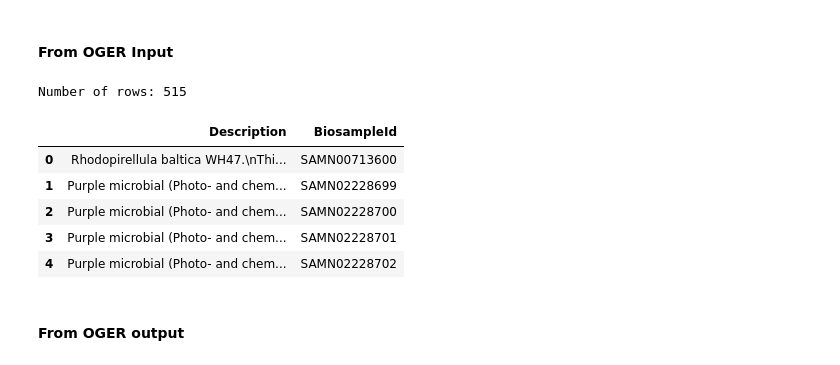
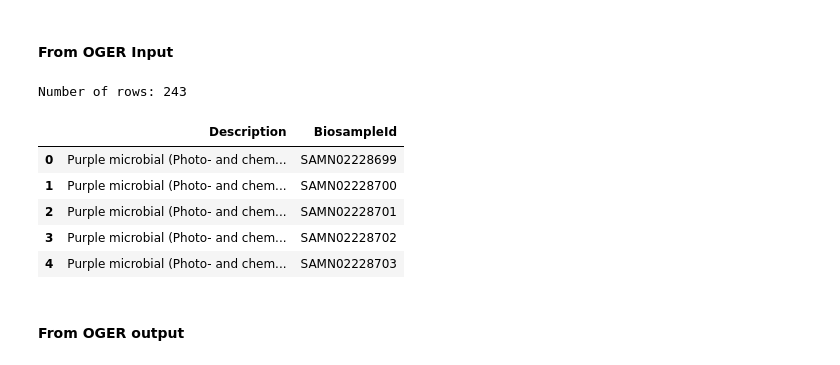
Before and after one commit to INCATools/biosample-analysis, a Jupyter notebook: src/notebooks/OGER-PostprocessingSandbox.ipynb, the cells around one changed output. Saved outputs shown, nothing was run; the diff lists cells and outputs as text; code cells hidden in the pictures.

```diff
--- a/src/notebooks/OGER-PostprocessingSandbox.ipynb
+++ b/src/notebooks/OGER-PostprocessingSandbox.ipynb
@@ -91,6 +79,7 @@ Number of rows: 2325
 # %%
 # Get list of IDs from non-human-sample file
-nonHumanDF = pd.read_csv('../input/non-human-samples.tsv.gz', sep='\t', low_memory=False)
-print('Number of rows: ', str(len(nonHumanDF)))
-nonHumanDF.head()
+#nonHumanDF = pd.read_csv('../input/non-human-samples.tsv.gz', sep='\t', low_memory=False)
+structuredDataDF = pd.read_csv('../input/water-related-samples.tsv.gz', sep='\t', low_memory=False)
+print('Number of rows: ', str(len(structuredDataDF)))
+structuredDataDF.head()
 # %% [output]
@@ -107,20 +96,20 @@ Number of rows:  45951
 # %% [markdown]
 #### From OGER Input
 # %%
-nhID = nonHumanDF.id.str.replace('BIOSAMPLE:','')
+nhID = structuredDataDF.id.str.replace('BIOSAMPLE:','')
 nhIdDF = pd.DataFrame(nhID)
 nhOgerInput = ogerInput.merge(nhIdDF, how='inner', left_on='BiosampleId', right_on='id')
 nhOgerInput = nhOgerInput.drop(['id'], axis = 1)
 print('Number of rows: '+ str(len(nhOgerInput)))
 nhOgerInput.head()
 # %% [output]
-Number of rows: 515
+Number of rows: 243
 |  | Description | BiosampleId |
-| 0 | Rhodopirellula baltica WH47.\nThi... | SAMN00713600 |
-| 1 | Purple microbial (Photo- and chem... | SAMN02228699 |
-| 2 | Purple microbial (Photo- and chem... | SAMN02228700 |
-| 3 | Purple microbial (Photo- and chem... | SAMN02228701 |
-| 4 | Purple microbial (Photo- and chem... | SAMN02228702 |
+| 0 | Purple microbial (Photo- and chem... | SAMN02228699 |
+| 1 | Purple microbial (Photo- and chem... | SAMN02228700 |
+| 2 | Purple microbial (Photo- and chem... | SAMN02228701 |
+| 3 | Purple microbial (Photo- and chem... | SAMN02228702 |
+| 4 | Purple microbial (Photo- and chem... | SAMN02228703 |
 # %% [markdown]
 #### From OGER output
 # %%
```
Also changed, not shown: parts of 12 cells of this notebook, 1 other file.
